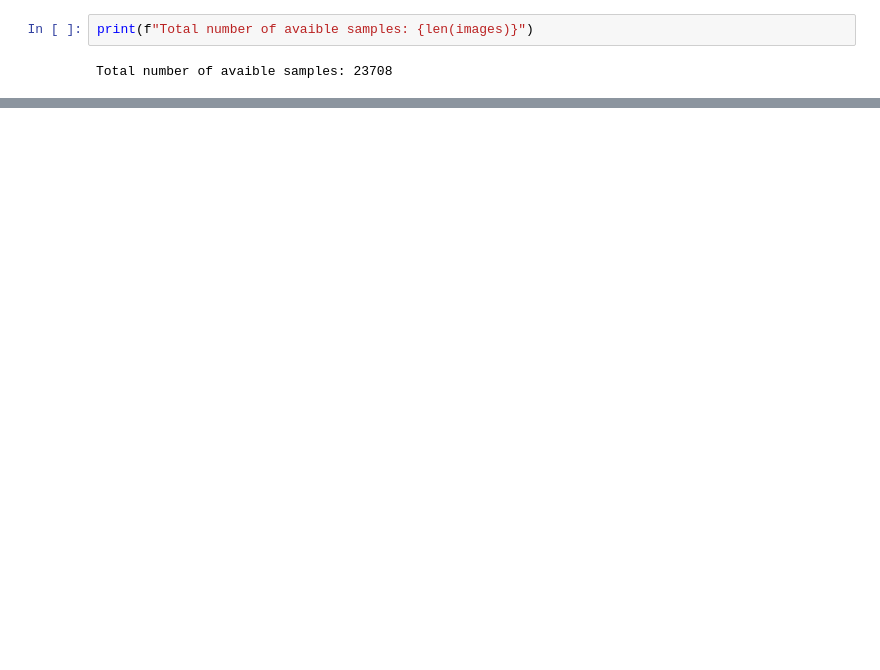
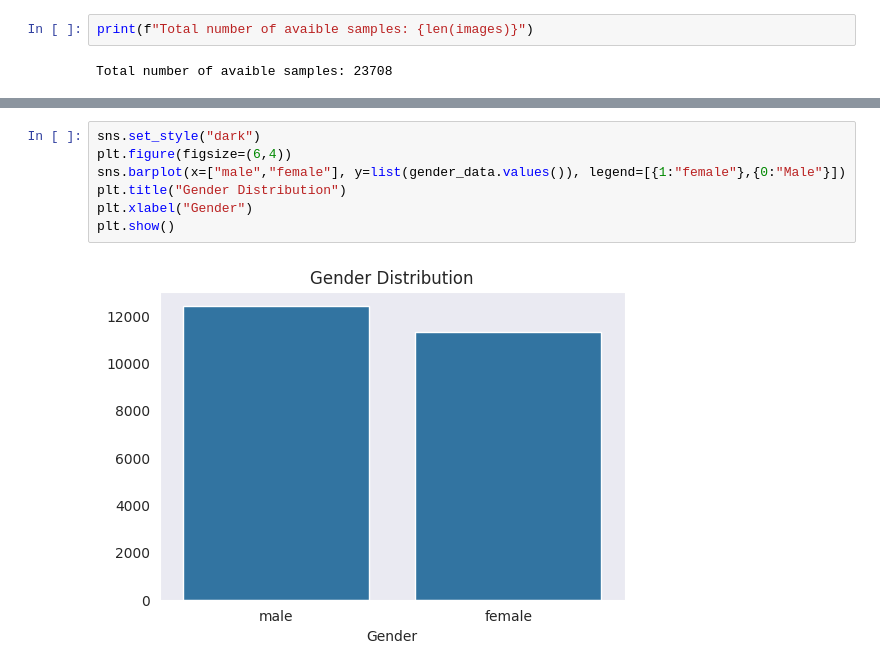
Before and after one commit to Aryanch9797/Age_and_gender_from_image, a Jupyter notebook: notebooks/Data_analysis.ipynb, the cells around one changed output, grey strips where cells are left out. Drawn from its saved outputs; the diff is of its cells as text; blank space fills up the shorter version.

```diff
--- a/notebooks/Data_analysis.ipynb
+++ b/notebooks/Data_analysis.ipynb
@@ -38,0 +47,9 @@ AttributeError: module 'matplotlib.pyplot' has no attribute 'x_label'
+# %%
+sns.set_style("dark")
+plt.figure(figsize=(6,4))
+sns.barplot(x=["male","female"], y=list(gender_data.values()), legend=[{1:"female"},{0:"Male"}])
+plt.title("Gender Distribution")
+plt.xlabel("Gender")
+plt.show()
+# %% [output]
+[figure, added]
```
Also changed, not shown: parts of 8 cells of this notebook.
